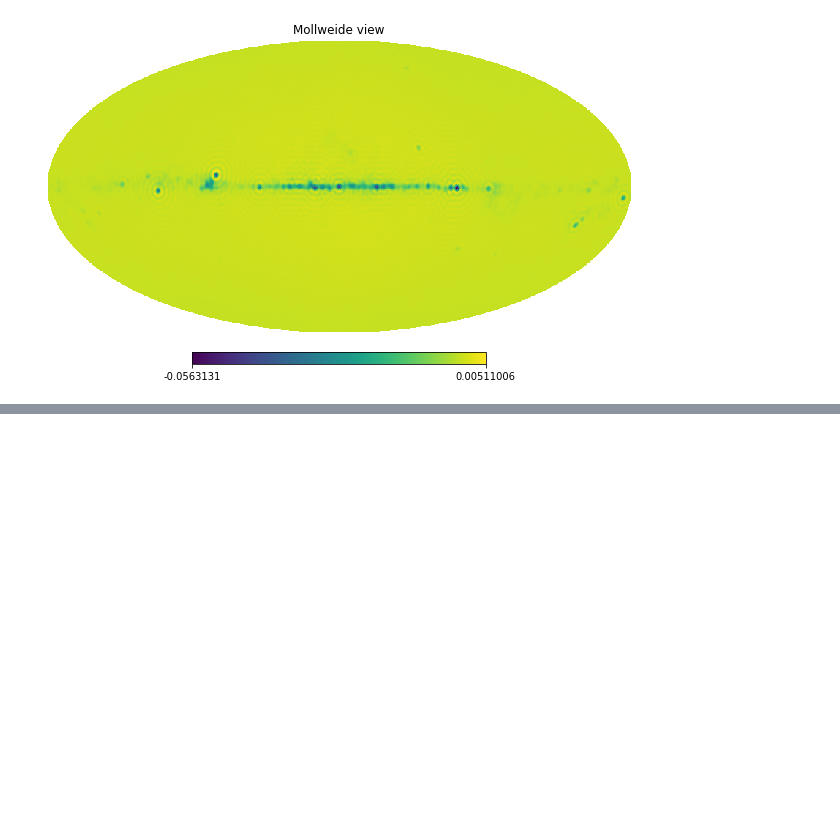
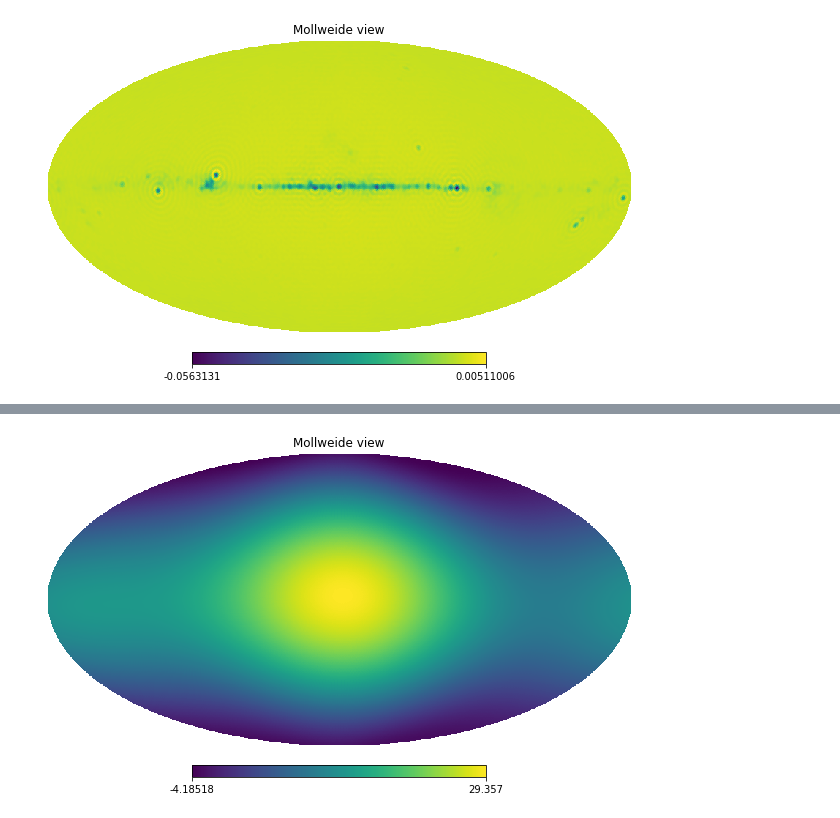
Before and after one commit to Fondzenyuy/SURP-2022-Astro, a Jupyter notebook: Wavelet_Analysis_(Practice).ipynb, the cells around one changed output, grey strips where cells are left out. Saved outputs shown, nothing was run; the diff lists cells and outputs as text; code cells hidden in the pictures; blank space fills up the shorter version.

```diff
--- a/Wavelet_Analysis_(Practice).ipynb
+++ b/Wavelet_Analysis_(Practice).ipynb
@@ -228,0 +294,5 @@ plt.show()
+# %%
+# Call pys2let and compute wavelet transform. Returns the harmonic coefficients of the wavelets.
+# map_scal_lm has size L*(L+1)/2
+# map_wav_lm has size L*(L+1)/2 by J-J_min+1
+map_wav_lm857, map_scal_lm857 = analysis_axisym_lm_wav(alm857, B, L, J_min)
@@ -228,0 +319,6 @@ plt.show()
+# %%
+# Reconstruct healpix maps on the sphere and plot them
+map_scal857 = hp.alm2map(map_scal_lm857, nside=nside, lmax=L - 1)
+hp.mollview(map_scal857)
+# %% [output]
+[figure, added]
```
Also changed, not shown: parts of 19 cells of this notebook.
